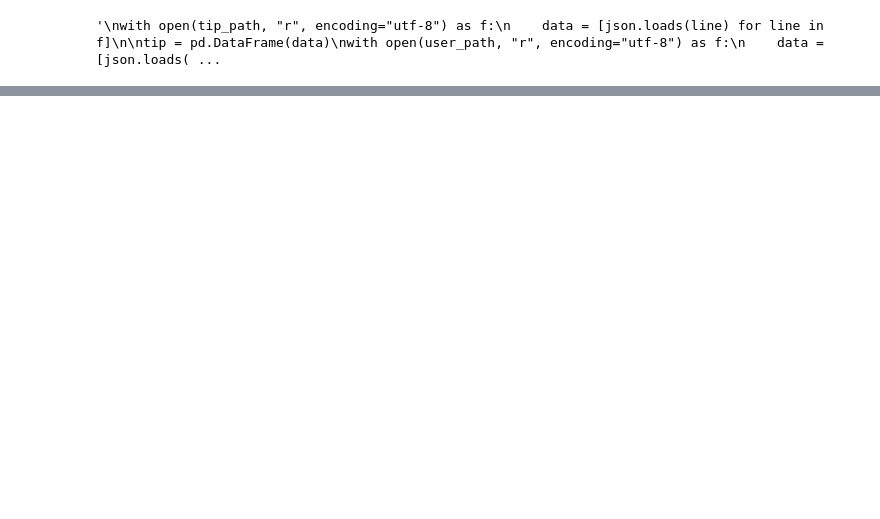
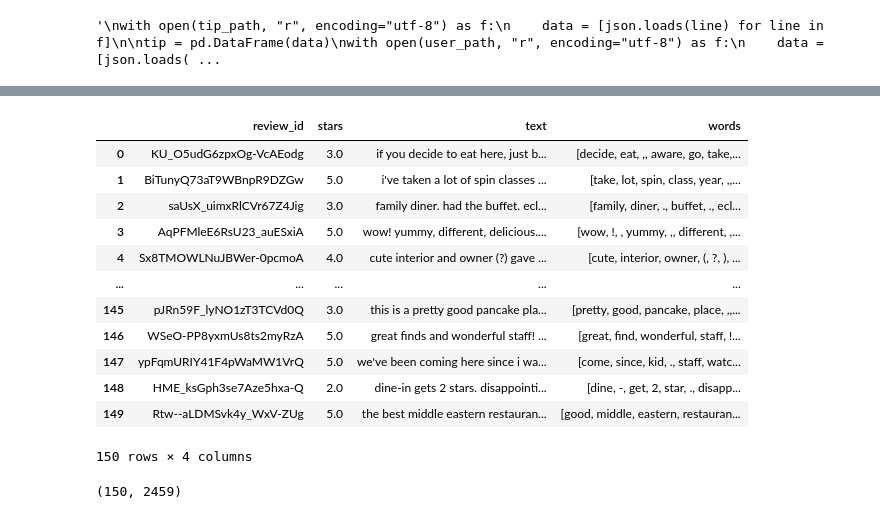
Before and after one commit to JaumeSanCol/Comp_ML, a Jupyter notebook: data_prep.ipynb, the cells around one changed output, grey strips where cells are left out. Cells and saved outputs as stored; diff of their text form; code cells hidden in the pictures; blank space fills up the shorter version.

```diff
--- a/data_prep.ipynb
+++ b/data_prep.ipynb
@@ -89,2 +91,2 @@ review_lower
 # %%
-corpus=review_lower.drop(columns=["stars","useful","funny","cool"])
+corpus=review_lower.drop(columns=["useful","funny","cool"])
@@ -90,0 +95,4 @@ corpus=review_lower.drop(columns=["stars","useful","funny","cool"])
+# %%
+import spacy
+
+nlp = spacy.load("en_core_web_sm")
@@ -90,0 +115,10 @@ corpus=review_lower.drop(columns=["stars","useful","funny","cool"])
+# %%
+corpus['words'] = None
+for index, sample in corpus.iterrows():
+    list_words = []
+    sent = nlp(sample.text)
+
+    for token in sent:
+        list_words.append(token.lemma_)
+
+    corpus.at[index, "words"] = list_words
@@ -91,20 +127,11 @@ corpus=review_lower.drop(columns=["stars","useful","funny","cool"])
 # %%
 import nltk
 from nltk.corpus import stopwords
-from nltk.tokenize import word_tokenize
 
-# Descargar los paquetes necesarios (solo la primera vez)
 nltk.download('stopwords')
-nltk.download('punkt')
 
-# Asegurar que la columna "text" sea string
-corpus["text"] = corpus["text"].astype(str)
-
-# Definir las stopwords en inglés
 stop_words = set(stopwords.words('english'))
-
-# Crear una nueva columna con listas vacías
-corpus["words"] = corpus["text"].str.lower().apply(lambda x: [word for word in word_tokenize(x) if word not in stop_words])
+corpus["words"] = corpus["words"].apply(lambda x: [word for word in x if word.lower() not in stop_words])
 # %% [output]
 [nltk_data] Downloading package stopwords to /home/jaume/nltk_data...
 [nltk_data]   Package stopwords is already up-to-date!
@@ -113,0 +138,25 @@ KeyboardInterrupt:
+# %%
+corpus
+# %% [output]
+|  | review_id | stars | text | words |
+| 0 | KU_O5udG6zpxOg-VcAEodg | 3.0 | if you decide to eat here, just b... | [decide, eat, ,, aware, go, take,... |
+| 1 | BiTunyQ73aT9WBnpR9DZGw | 5.0 | i've taken a lot of spin classes ... | [take, lot, spin, class, year, ,,... |
+| 2 | saUsX_uimxRlCVr67Z4Jig | 3.0 | family diner. had the buffet. ecl... | [family, diner, ., buffet, ., ecl... |
+| 3 | AqPFMleE6RsU23_auESxiA | 5.0 | wow! yummy, different, delicious.... | [wow, !, , yummy, ,, different, ,... |
+| 4 | Sx8TMOWLNuJBWer-0pcmoA | 4.0 | cute interior and owner (?) gave ... | [cute, interior, owner, (, ?, ), ... |
+| ... | ... | ... | ... | ... |
+| 145 | pJRn59F_lyNO1zT3TCVd0Q | 3.0 | this is a pretty good pancake pla... | [pretty, good, pancake, place, ,,... |
+| 146 | WSeO-PP8yxmUs8ts2myRzA | 5.0 | great finds and wonderful staff! ... | [great, find, wonderful, staff, !... |
+| 147 | ypFqmURIY41F4pWaMW1VrQ | 5.0 | we've been coming here since i wa... | [come, since, kid, ., staff, watc... |
+| 148 | HME_ksGph3se7Aze5hxa-Q | 2.0 | dine-in gets 2 stars. disappointi... | [dine, -, get, 2, star, ., disapp... |
+| 149 | Rtw--aLDMSvk4y_WxV-ZUg | 5.0 | the best middle eastern restauran... | [good, middle, eastern, restauran... |
+150 rows × 4 columns
+# %%
+from sklearn.feature_extraction.text import CountVectorizer
+
+vectorizer = CountVectorizer()
+X = vectorizer.fit_transform(corpus["text"]).toarray()
+
+print(X.shape)
+# %% [output]
+(150, 2459)
```
Also changed, not shown: parts of 29 cells of this notebook.
